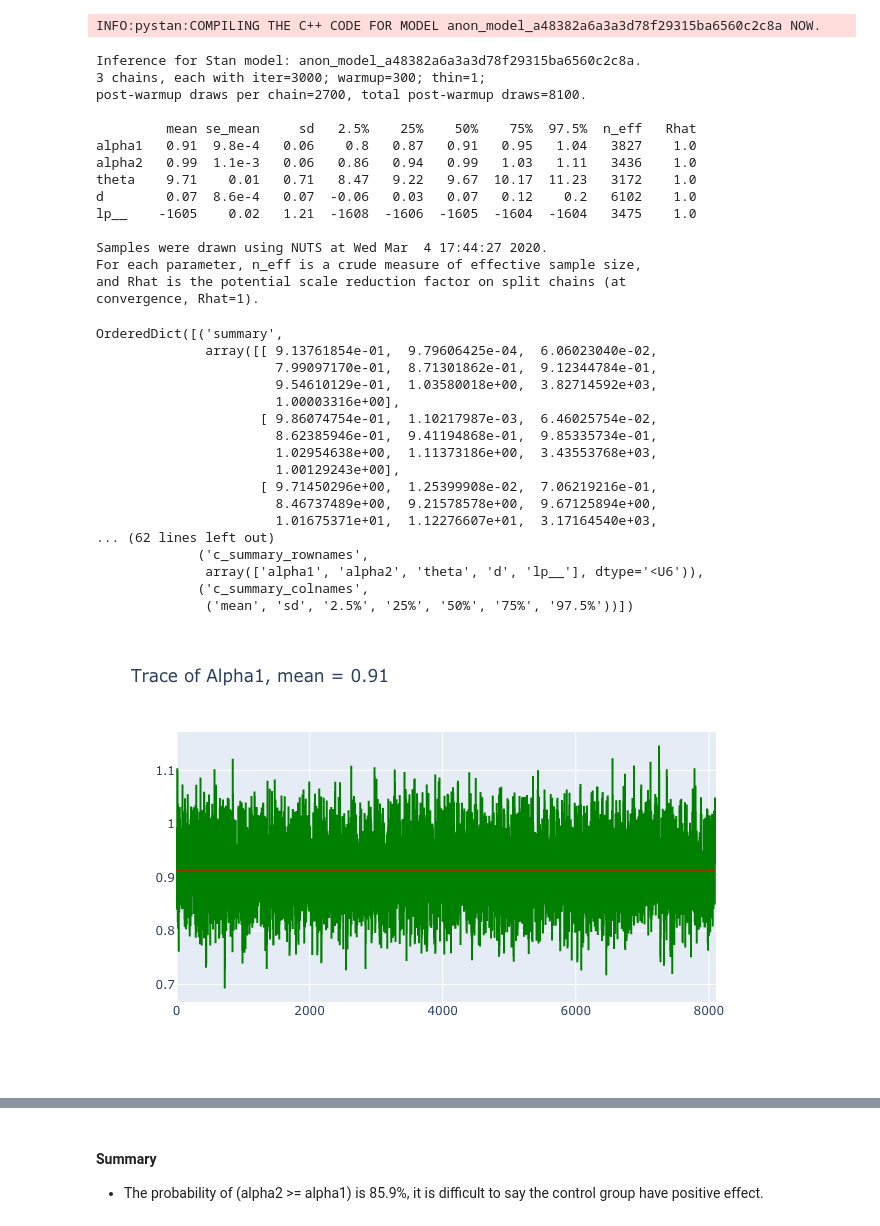
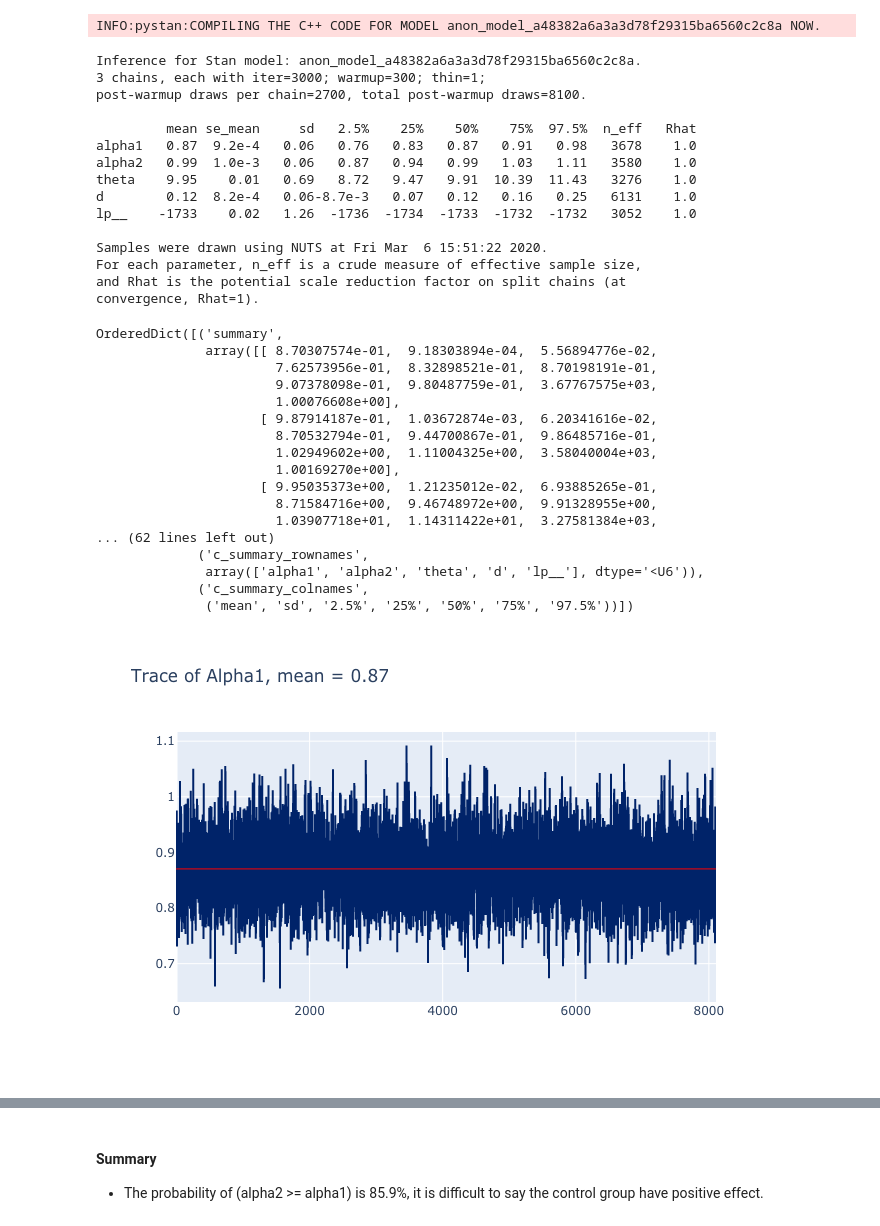
Before and after one commit to HuangKY/DataScience, a Jupyter notebook: PyStan/pystan_tutorial.ipynb, the cells around one changed output, grey strips where cells are left out. Saved outputs shown, nothing was run; the diff lists cells and outputs as text; code cells hidden in the pictures.

```diff
--- a/PyStan/pystan_tutorial.ipynb
+++ b/PyStan/pystan_tutorial.ipynb
@@ -27,7 +27,7 @@ Create two samples (gamma distribution) and use PyStan to see fitting results
 # Create two samples (gamma distribution) and use PyStan to see fitting results
 # Assume this is an AB test experiment (Landing-page visiting time)
 
-size = 250
+size = 270
 shape_list = [0.85, 1]  # k  (alpha)
 scale_general = 10  # theta   (beta = 1 / theta)
 
@@ -155,13 +154,13 @@ Inference for Stan model: anon_model_a48382a6a3a3d78f29315ba6560c2c8a.
 post-warmup draws per chain=2700, total post-warmup draws=8100.
 
          mean se_mean     sd   2.5%    25%    50%    75%  97.5%  n_eff   Rhat
-alpha1   0.91  9.8e-4   0.06    0.8   0.87   0.91   0.95   1.04   3827    1.0
-alpha2   0.99  1.1e-3   0.06   0.86   0.94   0.99   1.03   1.11   3436    1.0
-theta    9.71    0.01   0.71   8.47   9.22   9.67  10.17  11.23   3172    1.0
-d        0.07  8.6e-4   0.07  -0.06   0.03   0.07   0.12    0.2   6102    1.0
-lp__    -1605    0.02   1.21  -1608  -1606  -1605  -1604  -1604   3475    1.0
+alpha1   0.87  9.2e-4   0.06   0.76   0.83   0.87   0.91   0.98   3678    1.0
+alpha2   0.99  1.0e-3   0.06   0.87   0.94   0.99   1.03   1.11   3580    1.0
+theta    9.95    0.01   0.69   8.72   9.47   9.91  10.39  11.43   3276    1.0
+d        0.12  8.2e-4   0.06-8.7e-3   0.07   0.12   0.16   0.25   6131    1.0
+lp__    -1733    0.02   1.26  -1736  -1734  -1733  -1732  -1732   3052    1.0
 
-Samples were drawn using NUTS at Wed Mar  4 17:44:27 2020.
+Samples were drawn using NUTS at Fri Mar  6 15:51:22 2020.
 For each parameter, n_eff is a crude measure of effective sample size,
 and Rhat is the potential scale reduction factor on split chains (at
 convergence, Rhat=1).
@@ -177,17 +176,17 @@ summary = fit.summary()
 summary
 # %% [output]
 OrderedDict([('summary',
-              array([[ 9.13761854e-01,  9.79606425e-04,  6.06023040e-02,
-                       7.99097170e-01,  8.71301862e-01,  9.12344784e-01,
-                       9.54610129e-01,  1.03580018e+00,  3.82714592e+03,
-                       1.00003316e+00],
-                     [ 9.86074754e-01,  1.10217987e-03,  6.46025754e-02,
-                       8.62385946e-01,  9.41194868e-01,  9.85335734e-01,
-                       1.02954638e+00,  1.11373186e+00,  3.43553768e+03,
-                       1.00129243e+00],
-                     [ 9.71450296e+00,  1.25399908e-02,  7.06219216e-01,
-                       8.46737489e+00,  9.21578578e+00,  9.67125894e+00,
-                       1.01675371e+01,  1.12276607e+01,  3.17164540e+03,
+              array([[ 8.70307574e-01,  9.18303894e-04,  5.56894776e-02,
+                       7.62573956e-01,  8.32898521e-01,  8.70198191e-01,
+                       9.07378098e-01,  9.80487759e-01,  3.67767575e+03,
+                       1.00076608e+00],
+                     [ 9.87914187e-01,  1.03672874e-03,  6.20341616e-02,
+                       8.70532794e-01,  9.44700867e-01,  9.86485716e-01,
+                       1.02949602e+00,  1.11004325e+00,  3.58040004e+03,
+                       1.00169270e+00],
+                     [ 9.95035373e+00,  1.21235012e-02,  6.93885265e-01,
+                       8.71584716e+00,  9.46748972e+00,  9.91328955e+00,
+                       1.03907718e+01,  1.14311422e+01,  3.27581384e+03,
 ... (62 lines left out)
              ('c_summary_rownames',
               array(['alpha1', 'alpha2', 'theta', 'd', 'lp__'], dtype='<U6')),
@@ -196,19 +195,19 @@ OrderedDict([('summary',
 # %%
 # Plot of Alpha1 (trace)
 fig = go.Figure(
-    data=[go.Scatter(y=Alpha1, marker=dict(color='green'))],
+    data=[go.Scatter(y=Alpha1, marker=dict(color='rgb(0,35,105)'))],
     layout_title_text=("Trace of Alpha1, mean = {:.2f}".format(Alpha1.mean()))
 
 )
 
 hline = go.layout.Shape(type="line", x0=0, y0=Alpha1.mean(),
                         x1=8100, y1=Alpha1.mean(),
                         line=dict(color="red", width=1, dash="solid")
                        )
 
 fig.add_shape(hline)
 fig.show("png")
 # %% [output]
-[figure, old version]
+[figure, new version]
 # %%
 # Plot of Alpha1 (Distribution)
```
Also changed, not shown: parts of 9 cells of this notebook.
